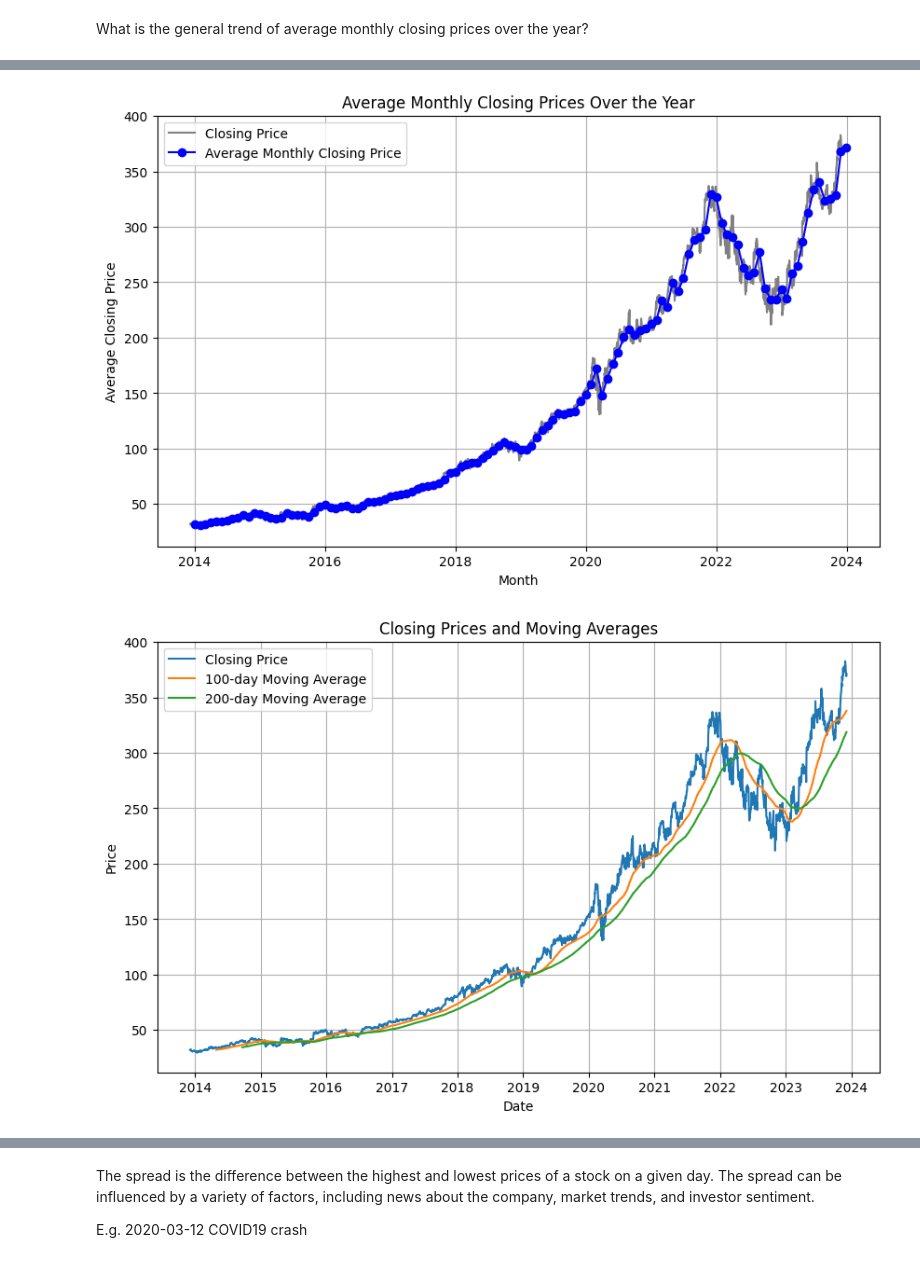
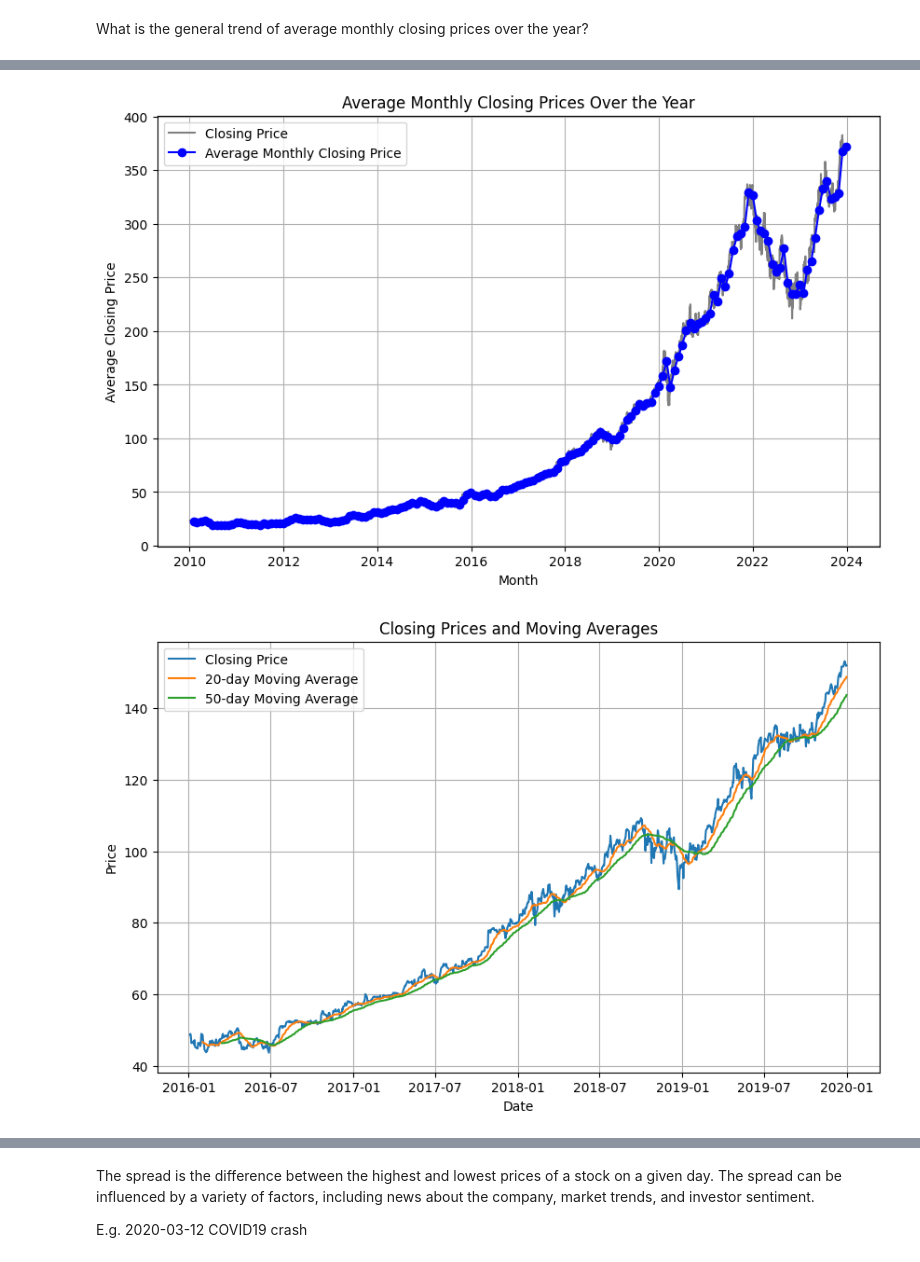
Before and after one commit to HUST-Business-Analytics/business-analytics-project, a Jupyter notebook: Analysis.ipynb, the cells around one changed output, grey strips where cells are left out. Saved outputs shown, nothing was run; the diff lists cells and outputs as text; code cells hidden in the pictures.

```diff
--- a/Analysis.ipynb
+++ b/Analysis.ipynb
@@ -54,8 +54,9 @@ plt.show()
 # %% [markdown]
 What is the general trend of average monthly closing prices over the year?
 # %%
-df_Msft = pd.read_csv('Microsoft_Data.csv')
+df_Msft = pd.read_csv('MSFT.csv')
 df_Msft['Date'] = pd.to_datetime(df_Msft['Date'])
+df_Msft=df_Msft[df_Msft['Date']>='2010-01-01']
 df_Msft.set_index('Date', inplace=True)
 df_Msft
 # %% [output]
@@ -90,27 +91,29 @@ plt.legend()
 plt.grid(True)
 plt.show()
 # %% [output]
-[figure, old version]
+[figure, new version]
 # %%
+df_Msft=df_Msft[df_Msft.index>='2016-01-01']
+df_Msft=df_Msft[df_Msft.index<='2020-01-01']
 # Calculate 100-day and 200-day moving averages
-df_Msft['100_days_avg'] = df_Msft['Close'].rolling(window=100).mean()
-df_Msft['200_days_avg'] = df_Msft['Close'].rolling(window=200).mean()
+df_Msft['20_days_avg'] = df_Msft['Close'].rolling(window=20).mean()
+df_Msft['50_days_avg'] = df_Msft['Close'].rolling(window=50).mean()
 
 # Plotting
 plt.figure(figsize=(10, 6))
 plt.plot(df_Msft.index, df_Msft['Close'], label='Closing Price')
-plt.plot(df_Msft.index, df_Msft['100_days_avg'], label='100-day Moving Average')
-plt.plot(df_Msft.index, df_Msft['200_days_avg'], label='200-day Moving Average')
+plt.plot(df_Msft.index, df_Msft['20_days_avg'], label='20-day Moving Average')
+plt.plot(df_Msft.index, df_Msft['50_days_avg'], label='50-day Moving Average')
 
 # Customize the plot
 plt.title('Closing Prices and Moving Averages')
 plt.xlabel('Date')
 plt.ylabel('Price')
 plt.legend()
 plt.grid(True)
 plt.show()
 # %% [output]
-[figure, old version]
+[figure, new version]
 # %%
 #Are there any seasonal patterns in trading volumes?
 import calendar
```
Also changed, not shown: parts of 9 cells of this notebook, 1 other file.
